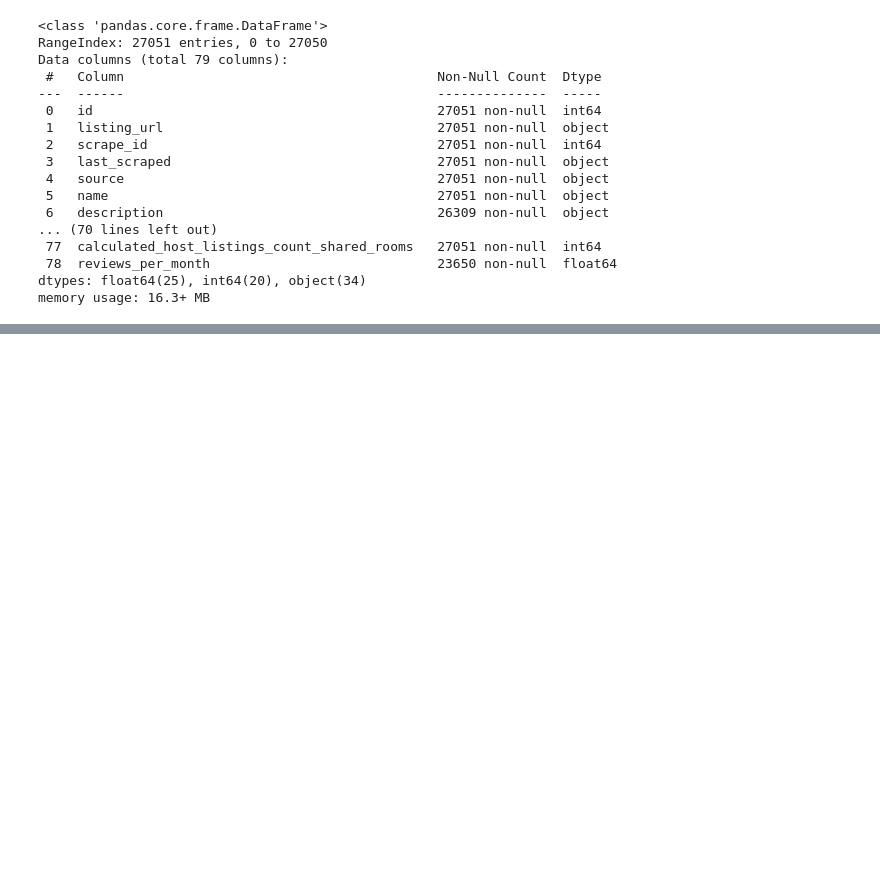
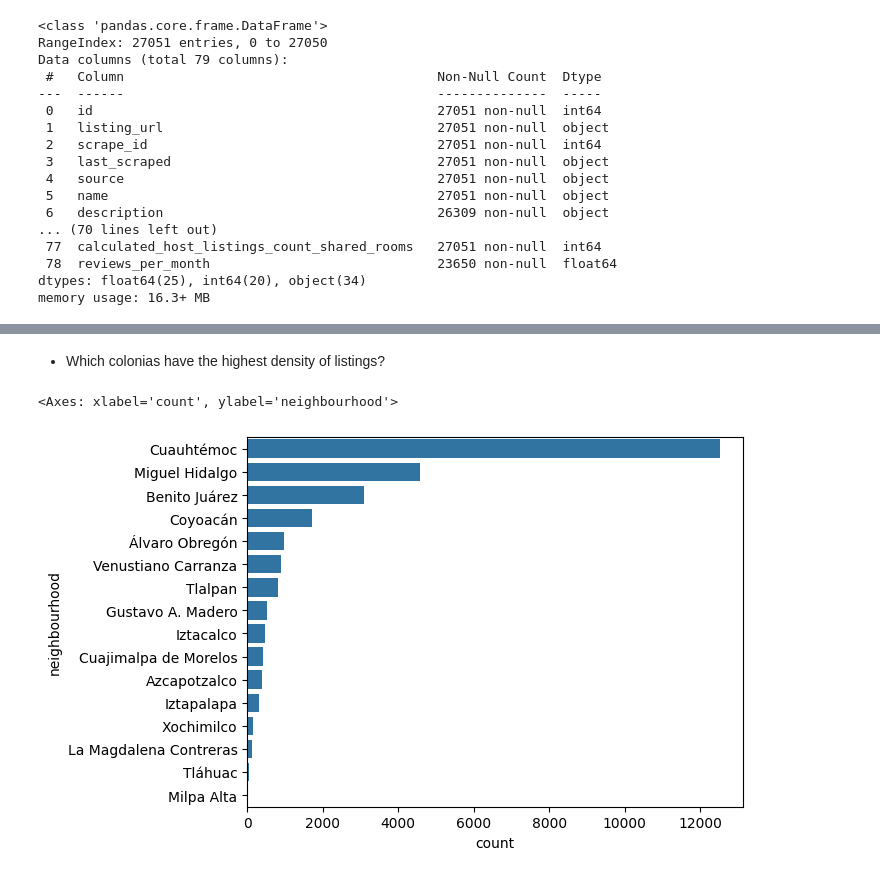
Before and after one commit to EdgarHTT/Airbnb_CDMX_EDA, a Jupyter notebook: Airbnb_CDMX_EDA.ipynb, the cells around one changed output, grey strips where cells are left out. Cells and saved outputs as stored; diff of their text form; code cells hidden in the pictures; blank space fills up the shorter version.

```diff
--- a/Airbnb_CDMX_EDA.ipynb
+++ b/Airbnb_CDMX_EDA.ipynb
@@ -121,6 +147,8 @@ columms_to_drop = [
     "first_review", "last_review", "review_scores_rating",
     "review_scores_accuracy", "review_scores_cleanliness", "review_scores_checkin",
     "review_scores_communication", "review_scores_location", "review_scores_value",
-    "instant_bookable", "neighbourhood_group_cleansed", "calendar_updated", "license"
+    "instant_bookable", "neighbourhood_group_cleansed", "calendar_updated", "license",
+    "host_verifications", "host_identity_verified", "has_availability", "reviews_per_month",
+    "host_about", "neighborhood_overview", "description", "name"
 ]
 listings.drop(columms_to_drop, axis=1, inplace=True)
@@ -136,0 +209,4 @@ listings.head(5)
+# %%
+# Dropping neighbourhood since cleansed column already exists
+listings.drop("neighbourhood", axis=1, inplace=True)
+listings.rename(columns={"neighbourhood_cleansed":"neighbourhood"}, inplace=True)
@@ -136,0 +229,4 @@ listings.head(5)
+# %%
+listings_neigh_counts = listings["neighbourhood"].value_counts()
+
+print("Amount of listings in CDMX is:", listings_neigh_counts.sum())
@@ -136,0 +263,7 @@ listings.head(5)
+# %% [markdown]
+- Which colonias have the highest density of listings?
+# %%
+sns.barplot(data=listings_neigh_counts, orient="h")
+# %% [output]
+<Axes: xlabel='count', ylabel='neighbourhood'>
+[figure, added]
```
Also changed, not shown: parts of 24 cells of this notebook, 3 other files.
